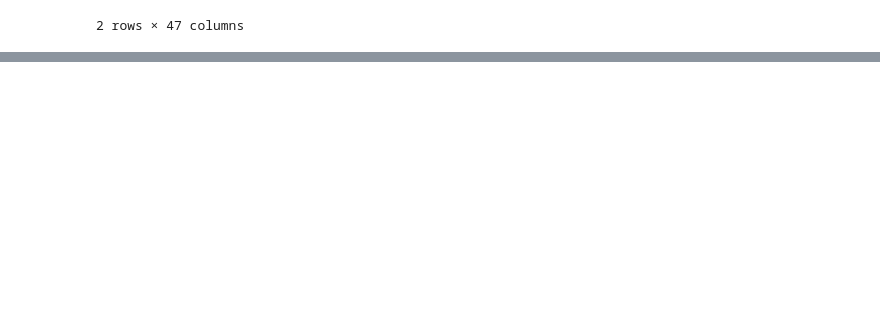
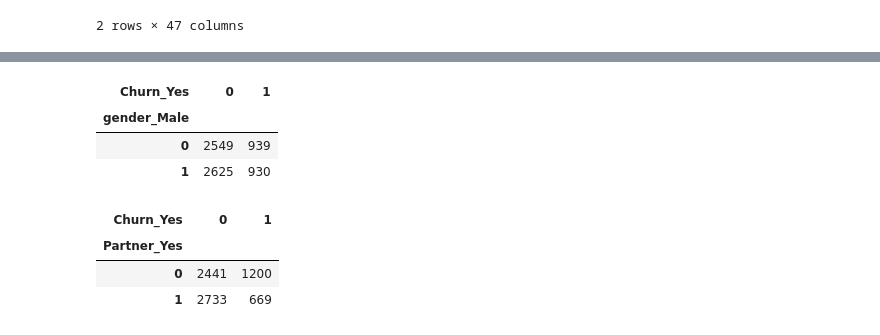
Before and after one commit to abinhyanmikha/DataAnalysis, a Jupyter notebook: Task2.ipynb, the cells around one changed output, grey strips where cells are left out. Drawn from its saved outputs; the diff is of its cells as text; code cells hidden in the pictures; blank space fills up the shorter version.

```diff
--- a/Task2.ipynb
+++ b/Task2.ipynb
@@ -112,0 +127,14 @@ df.head(2)
+# %%
+pd.crosstab(df["gender_Male"], df["Churn_Yes"])
+# %% [output]
+| Churn_Yes | 0 | 1 |
+| gender_Male |  |  |
+| 0 | 2549 | 939 |
+| 1 | 2625 | 930 |
+# %%
+pd.crosstab(df['Partner_Yes'],df['Churn_Yes'])
+# %% [output]
+| Churn_Yes | 0 | 1 |
+| Partner_Yes |  |  |
+| 0 | 2441 | 1200 |
+| 1 | 2733 | 669 |
```
Also changed, not shown: parts of 10 cells of this notebook.
